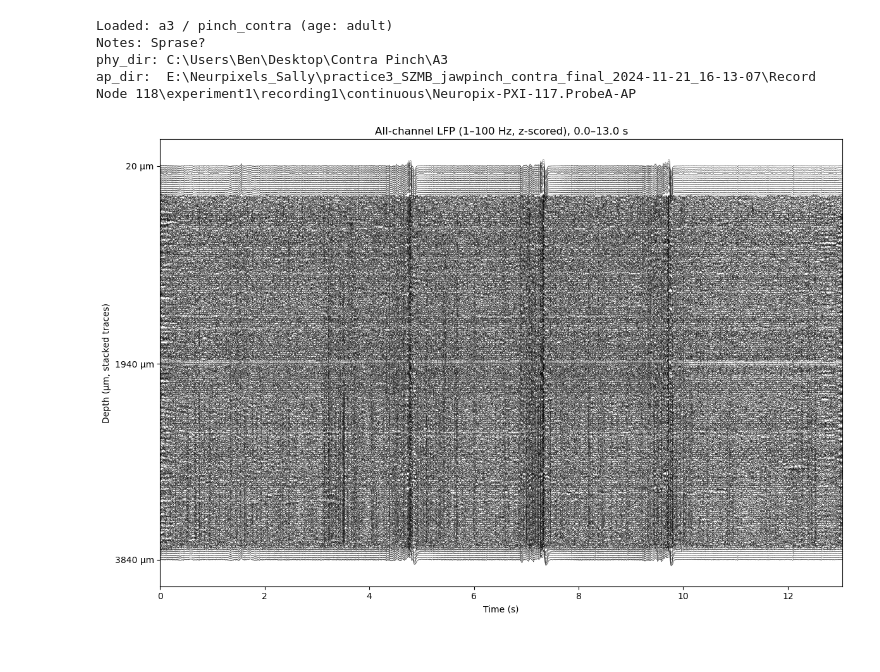
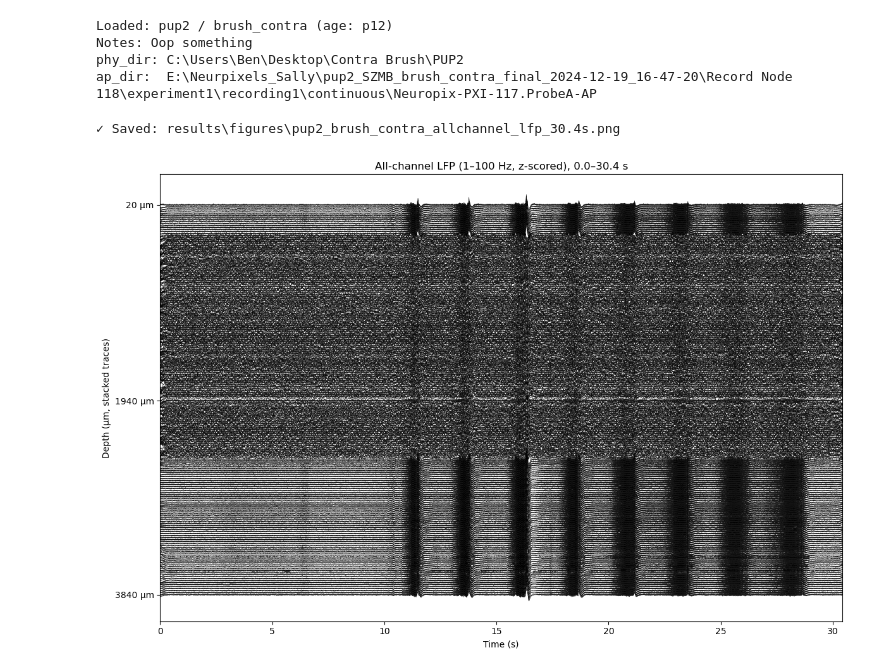
Before and after one commit to BenVengerik/NPA, a Jupyter notebook: LFP.ipynb, the cells around one changed output. Cells and saved outputs as stored; diff of their text form; code cells hidden in the pictures.

```diff
--- a/LFP.ipynb
+++ b/LFP.ipynb
@@ -6,8 +6,8 @@ import pandas as pd
 from scipy.signal import butter, filtfilt, decimate
 # %%
 # ===== SESSION SELECTION =====
-SESSION = "a3"         # animal id
-STIM = "pinch_contra"  # stim type
+SESSION = "pup2"         # animal id
+STIM = "brush_contra"  # stim type
 # =============================
 
 # Load table (prefer local override if present)
@@ -49,10 +49,10 @@ print(f"Notes: {notes}")
 print(f"phy_dir: {phy_dir}")
 print(f"ap_dir:  {ap_dir}")
 # %% [output]
-Loaded: a3 / pinch_contra (age: adult)
-Notes: Sprase?
-phy_dir: C:\Users\Ben\Desktop\Contra Pinch\A3
-ap_dir:  E:\Neurpixels_Sally\practice3_SZMB_jawpinch_contra_final_2024-11-21_16-13-07\Record Node 118\experiment1\recording1\continuous\Neuropix-PXI-117.ProbeA-AP
+Loaded: pup2 / brush_contra (age: p12)
+Notes: Oop something
+phy_dir: C:\Users\Ben\Desktop\Contra Brush\PUP2
+ap_dir:  E:\Neurpixels_Sally\pup2_SZMB_brush_contra_final_2024-12-19_16-47-20\Record Node 118\experiment1\recording1\continuous\Neuropix-PXI-117.ProbeA-AP
 # %%
 # Parameters
 t0, twin = 0.0, None  # Time window in seconds, none for full
@@ -124,31 +124,45 @@ except Exception:
     Xb = X
 
 def zscore2D(M):
     m = np.median(M, axis=0, keepdims=True)
     s = np.std(M, axis=0, keepdims=True)
     s[s==0] = 1.0
     return (M - m) / s
 Z = zscore2D(Xb)
 
 # ---- stack and plot: offset by depth (µm) to make a depth map ----
 depths_sel = depths[order]
 # normalize depth range to a neat spacing (e.g., 40 units per 200 µm)
 dmin, dmax = float(np.nanmin(depths_sel)), float(np.nanmax(depths_sel))
 depth_norm = (depths_sel - dmin) / max(1.0, (dmax - dmin))
 offsets = depth_norm * 10000.0    # vertical span for all channels
 Y = Z * gain + offsets  # stacked signals
 
 plt.figure(figsize=(12, 8))
 plt.plot(t, Y, color='k', linewidth=0.3, alpha=0.7)
 plt.xlim(t0, t1)
 yticks_pos = [offsets[0], offsets[len(offsets)//2], offsets[-1]]
 yticks_lab = [f"{int(depths_sel[0])} µm", f"{int(depths_sel[len(offsets)//2])} µm", f"{int(depths_sel[-1])} µm"]
 plt.yticks(yticks_pos, yticks_lab)
 plt.xlabel("Time (s)")
 plt.ylabel("Depth (µm, stacked traces)")
 plt.title(f"All-channel LFP (1–100 Hz, z‑scored), {t0:.1f}–{t1:.1f} s")
 plt.gca().invert_yaxis()
 plt.tight_layout()
+
+# ---- Save figure to results folder ----
+out_dir = Path("results/figures")
+out_dir.mkdir(parents=True, exist_ok=True)
+
+# Build descriptive filename: {SESSION}_{STIM}_allchannel_lfp_t{end}s.png
+window_s = f"{t0:.1f}-{t1:.1f}s"
+filename = f"{SESSION}_{STIM}_allchannel_lfp_{t1:.1f}s.png"
+out_path = out_dir / filename
+
+plt.savefig(out_path, dpi=200, bbox_inches="tight")
+print(f"✓ Saved: {out_path}")
+
 plt.show()
 # %% [output]
+✓ Saved: results\figures\pup2_brush_contra_allchannel_lfp_30.4s.png
-[figure, old version]
+[figure, new version]
```
Also changed, not shown: 2 other files.
